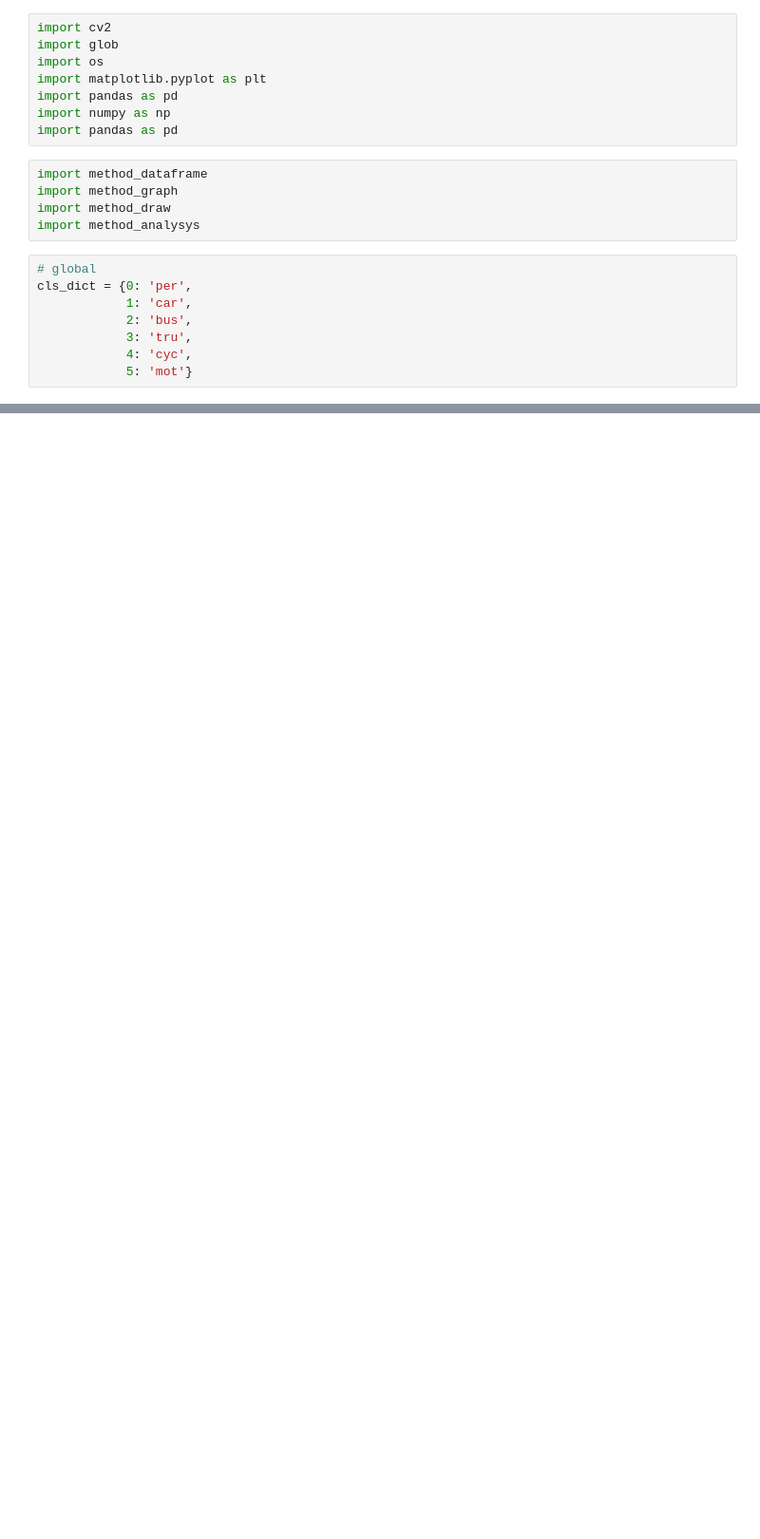
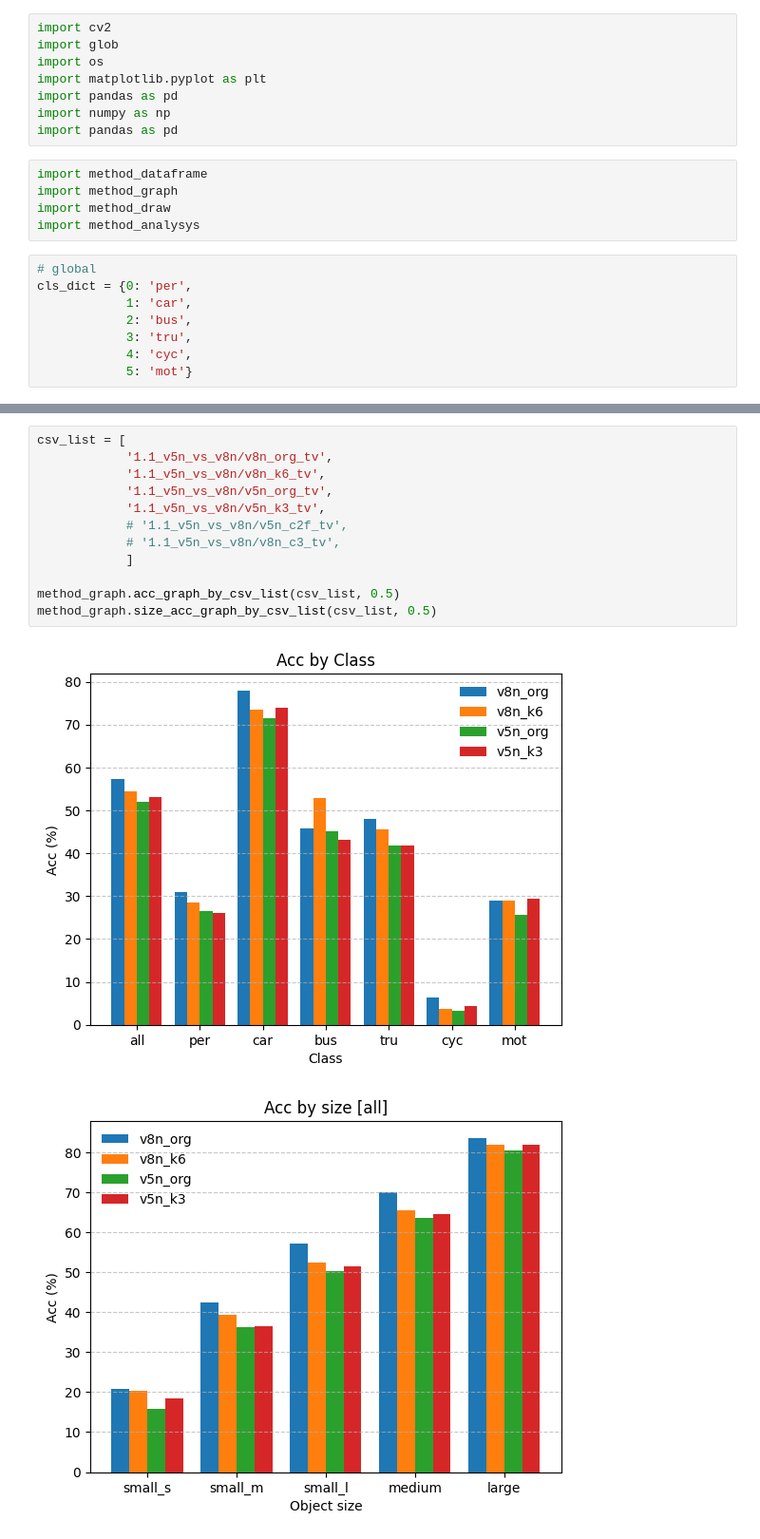
Before and after one commit to Lee-chan-hyeok/Nextchip_Autonomous_Driving_Contest, a Jupyter notebook: analysing/bbox/df_analysys.ipynb, the cells around one changed output, grey strips where cells are left out. Shown at 95% size. Saved outputs shown, nothing was run; the diff lists cells and outputs as text; blank space fills up the shorter version.

```diff
--- a/analysing/bbox/df_analysys.ipynb
+++ b/analysing/bbox/df_analysys.ipynb
@@ -42,0 +22,15 @@ method_graph.size_acc_graph_by_csv_list(csv_list, 0.5)
+# %%
+csv_list = [
+            '1.1_v5n_vs_v8n/v8n_org_tv',
+            '1.1_v5n_vs_v8n/v8n_k6_tv',
+            '1.1_v5n_vs_v8n/v5n_org_tv',
+            '1.1_v5n_vs_v8n/v5n_k3_tv',
+            # '1.1_v5n_vs_v8n/v5n_c2f_tv',
+            # '1.1_v5n_vs_v8n/v8n_c3_tv',
+            ]
+
+method_graph.acc_graph_by_csv_list(csv_list, 0.5)
+method_graph.size_acc_graph_by_csv_list(csv_list, 0.5)
+# %% [output]
+[figure, added]
+[figure, added]
```
Also changed, not shown: parts of 2 cells of this notebook, 4 other files.
